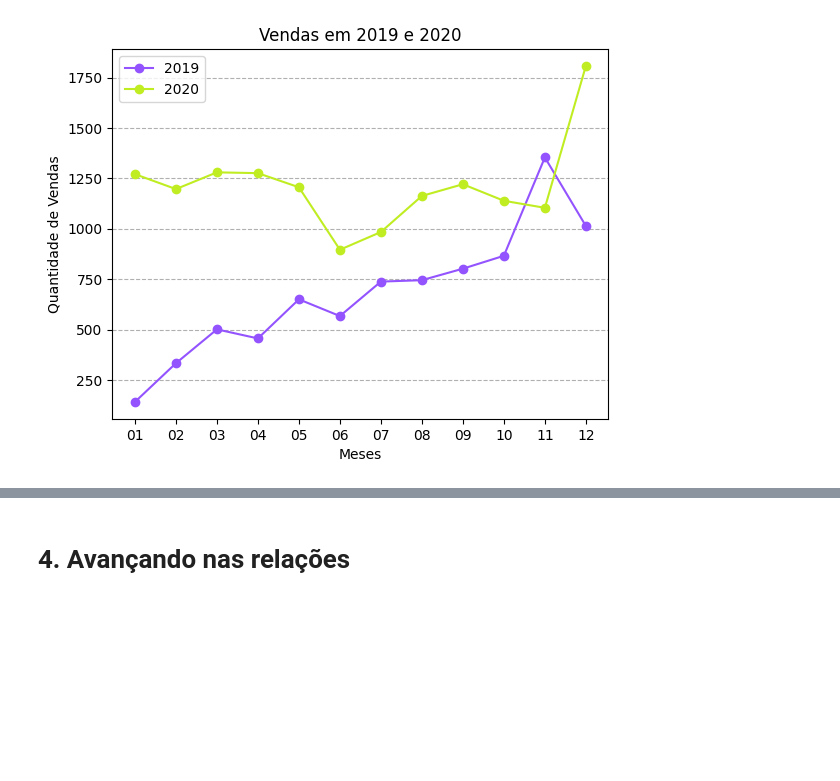
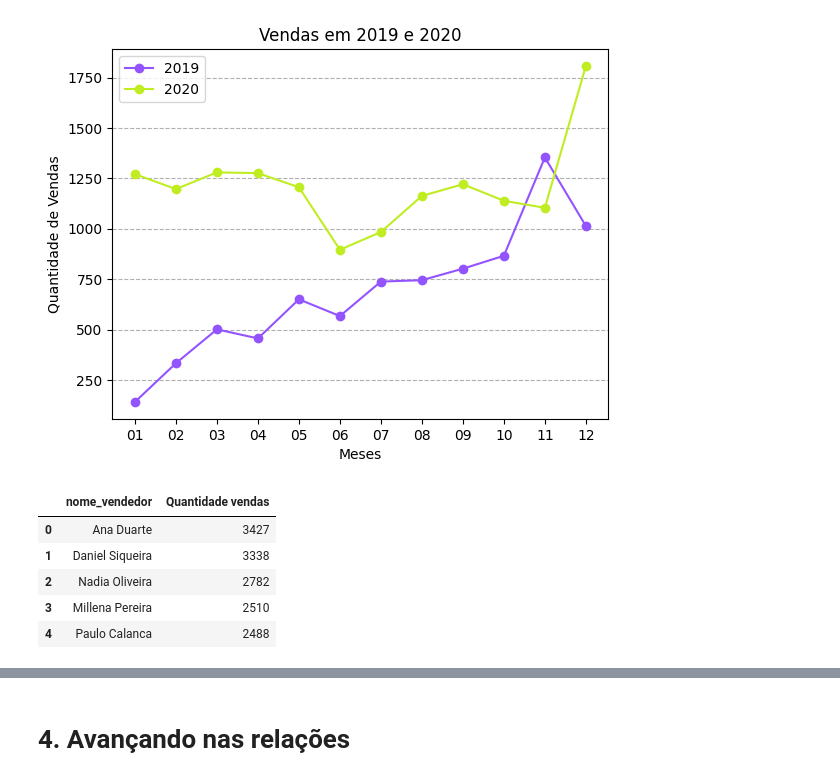
Before and after one commit to renatamontanhana/Python_e_SQL, a Jupyter notebook: Notebook_SQL_e_Python.ipynb, the cells around one changed output, grey strips where cells are left out. Drawn from its saved outputs; the diff is of its cells as text; code cells hidden in the pictures; blank space fills up the shorter version.

```diff
--- a/Notebook_SQL_e_Python.ipynb
+++ b/Notebook_SQL_e_Python.ipynb
@@ -292,3 +292,18 @@ plt.grid(axis='y', linestyle='--')
 plt.show()
 # %% [output]
 [figure]
+# %%
+query = '''SELECT VENDEDORES.NOME_VENDEDOR, COUNT(PEDIDOS.PEDIDO_ID) AS 'Quantidade vendas'
+FROM PEDIDOS, VENDEDORES
+WHERE strftime('%Y',data_compra) = '2020' AND VENDEDORES.VENDEDOR_ID = PEDIDOS.VENDEDOR_ID
+GROUP BY VENDEDORES.NOME_VENDEDOR
+ORDER BY COUNT(PEDIDOS.PEDIDO_ID) DESC;
+'''
+sql_df(query)
+# %% [output]
+|  | nome_vendedor | Quantidade vendas |
+| 0 | Ana Duarte | 3427 |
+| 1 | Daniel Siqueira | 3338 |
+| 2 | Nadia Oliveira | 2782 |
+| 3 | Millena Pereira | 2510 |
+| 4 | Paulo Calanca | 2488 |
```
Also changed, not shown: parts of 5 cells of this notebook.
